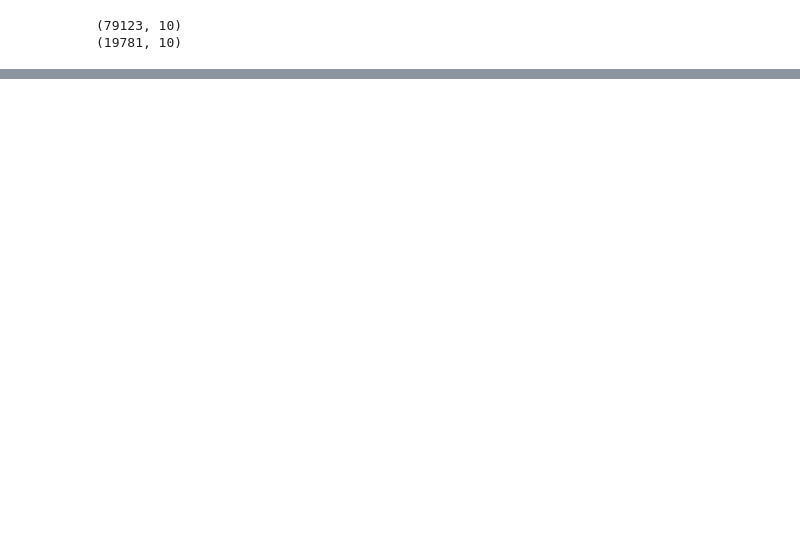
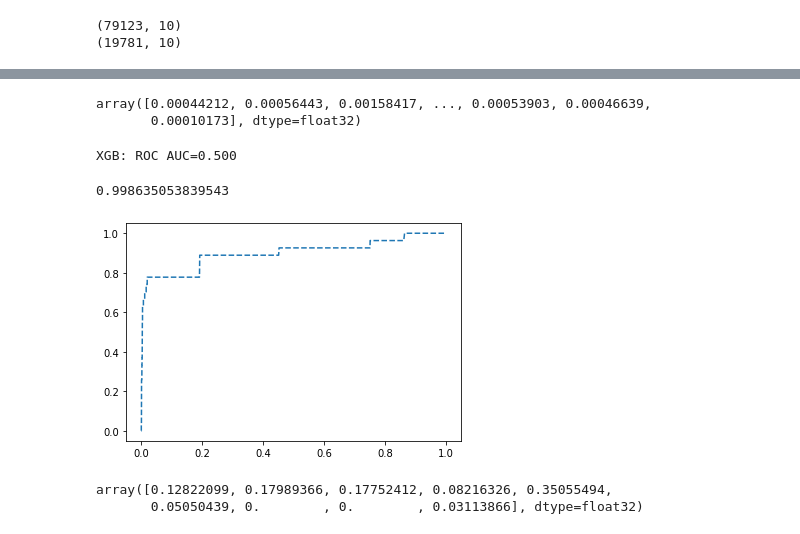
Before and after one commit to mahfuz978/Decision-Trees-and-Ensemble, a Jupyter notebook: Bagging_Boosting_Project/Mahfuzur_Bagging_Boosting_Project.ipynb, the cells around one changed output, grey strips where cells are left out. Saved outputs shown, nothing was run; the diff lists cells and outputs as text; code cells hidden in the pictures; blank space fills up the shorter version.

```diff
--- a/Bagging_Boosting_Project/Mahfuzur_Bagging_Boosting_Project.ipynb
+++ b/Bagging_Boosting_Project/Mahfuzur_Bagging_Boosting_Project.ipynb
@@ -344,0 +395,4 @@ y_test = test['is_attributed']
+# %%
+from xgboost import XGBClassifier
+xgb = XGBClassifier()
+xgb.fit(x_train, y_train)
@@ -344,0 +413,36 @@ y_test = test['is_attributed']
+# %%
+y_pred = xgb.predict_proba(x_test)
+# %%
+y_pred = y_pred[:,1] # keep the positives
+y_pred
+# %% [output]
+array([0.00044212, 0.00056443, 0.00158417, ..., 0.00053903, 0.00046639,
+       0.00010173], dtype=float32)
+# %%
+from sklearn.metrics import roc_auc_score, roc_curve
+# calculate scores
+auc = roc_auc_score(y_test, pred)
+# summarize scores
+print('XGB: ROC AUC=%.3f' % (auc))
+# %% [output]
+XGB: ROC AUC=0.500
+# %%
+from sklearn.metrics import accuracy_score
+xgb_acc_score = accuracy_score(y_test, pred)
+xgb_acc_score
+# %% [output]
+0.998635053839543
+# %%
+# calculate roc curves
+fpr, tpr, _ = roc_curve(y_test, y_pred)
+# %%
+plt.plot(fpr,tpr, linestyle='--', label='XGB');
+# %% [output]
+[figure, added]
+# %%
+# get the feature importace
+importance = xgb.feature_importances_
+importance
+# %% [output]
+array([0.12822099, 0.17989366, 0.17752412, 0.08216326, 0.35055494,
+       0.05050439, 0.        , 0.        , 0.03113866], dtype=float32)
```
Also changed, not shown: parts of 23 cells of this notebook.
